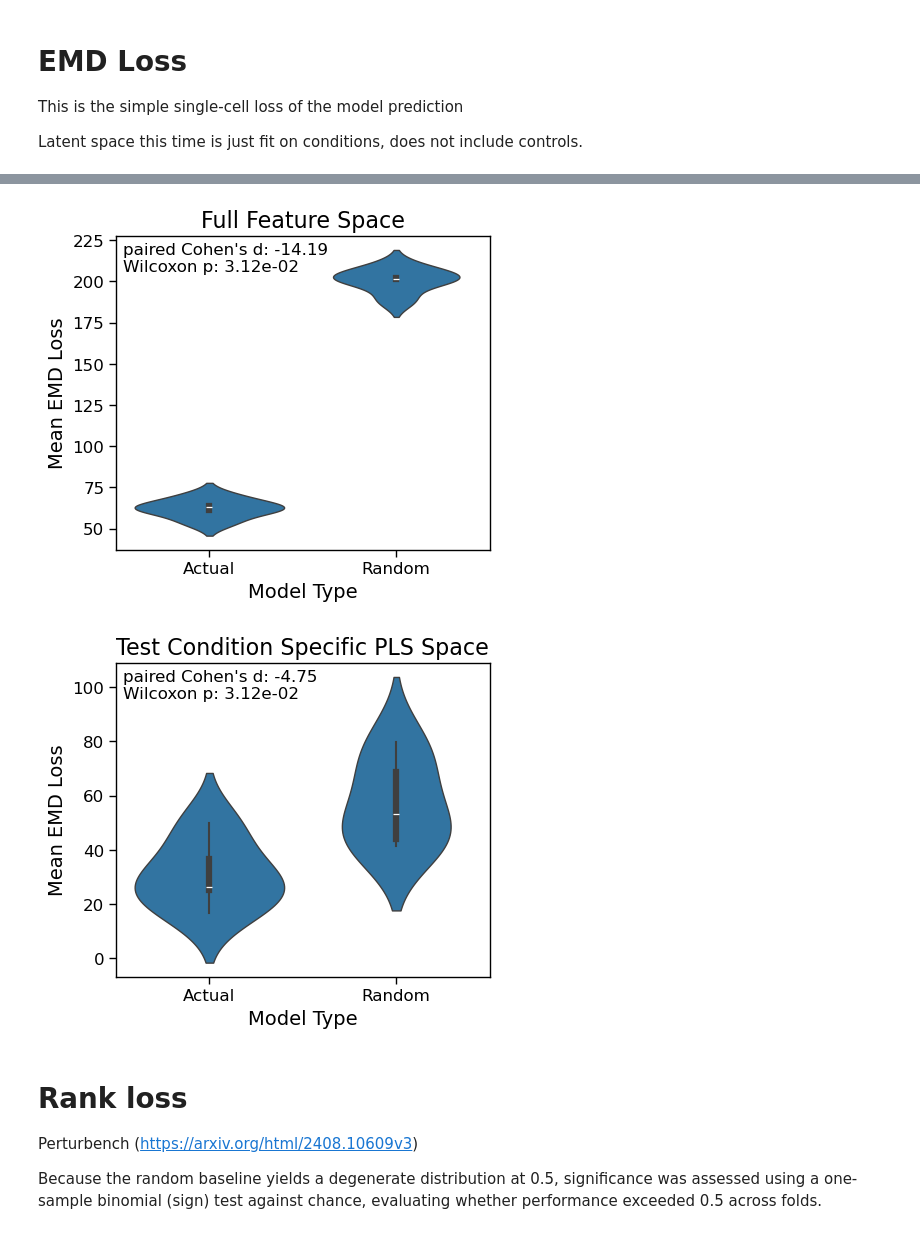
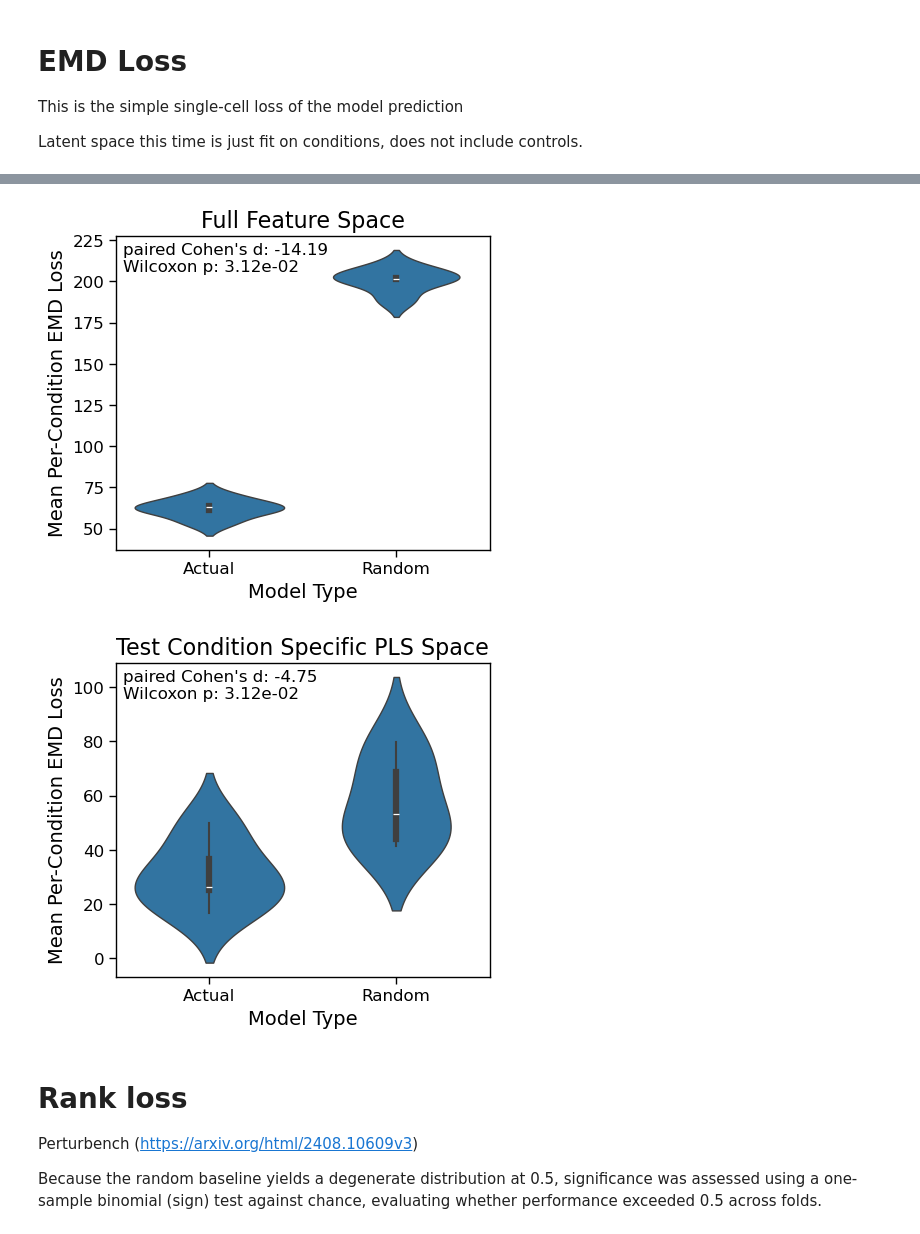
Before and after one commit to hmbaghdassarian/scLEMBAS, a Jupyter notebook: notebooks/McCauley_2024/06_assess_predictions/01_test_accuracy/01Aii_scLEMBAS_test_quantification.ipynb, the cells around one changed output, grey strips where cells are left out. Saved outputs shown, nothing was run; the diff lists cells and outputs as text; code cells hidden in the pictures.

```diff
--- a/notebooks/McCauley_2024/06_assess_predictions/01_test_accuracy/01Aii_scLEMBAS_test_quantification.ipynb
+++ b/notebooks/McCauley_2024/06_assess_predictions/01_test_accuracy/01Aii_scLEMBAS_test_quantification.ipynb
@@ -590,15 +616,17 @@ sns.set_context(
+# %%
+y_label = 'Mean Per-Condition EMD Loss'
 # %%
 for space in ['Full Feature Space', 'Test Condition Specific PLS Space']:
     emd_viz(
         space,
-        loss_res,
-        loss_col = 'Mean EMD Loss'
-        fig_name = os.path.join(data_path, 'figures', 'EMD_test_loss'),
+        loss_res.rename(columns = {'Mean EMD Loss': y_label}),
+        loss_col = y_label,
+        fig_name = os.path.join(data_path, 'figures', '{}_{}_EMD_test_loss'.format(author, space)),
         show_fig = True
     )
 # %% [output]
-[figure, old version]
+[figure, new version]
-[figure, old version]
+[figure, new version]
 # %% [markdown]
 # Rank loss
 
```
Also changed, not shown: parts of 4 cells of this notebook, 40 other files.
